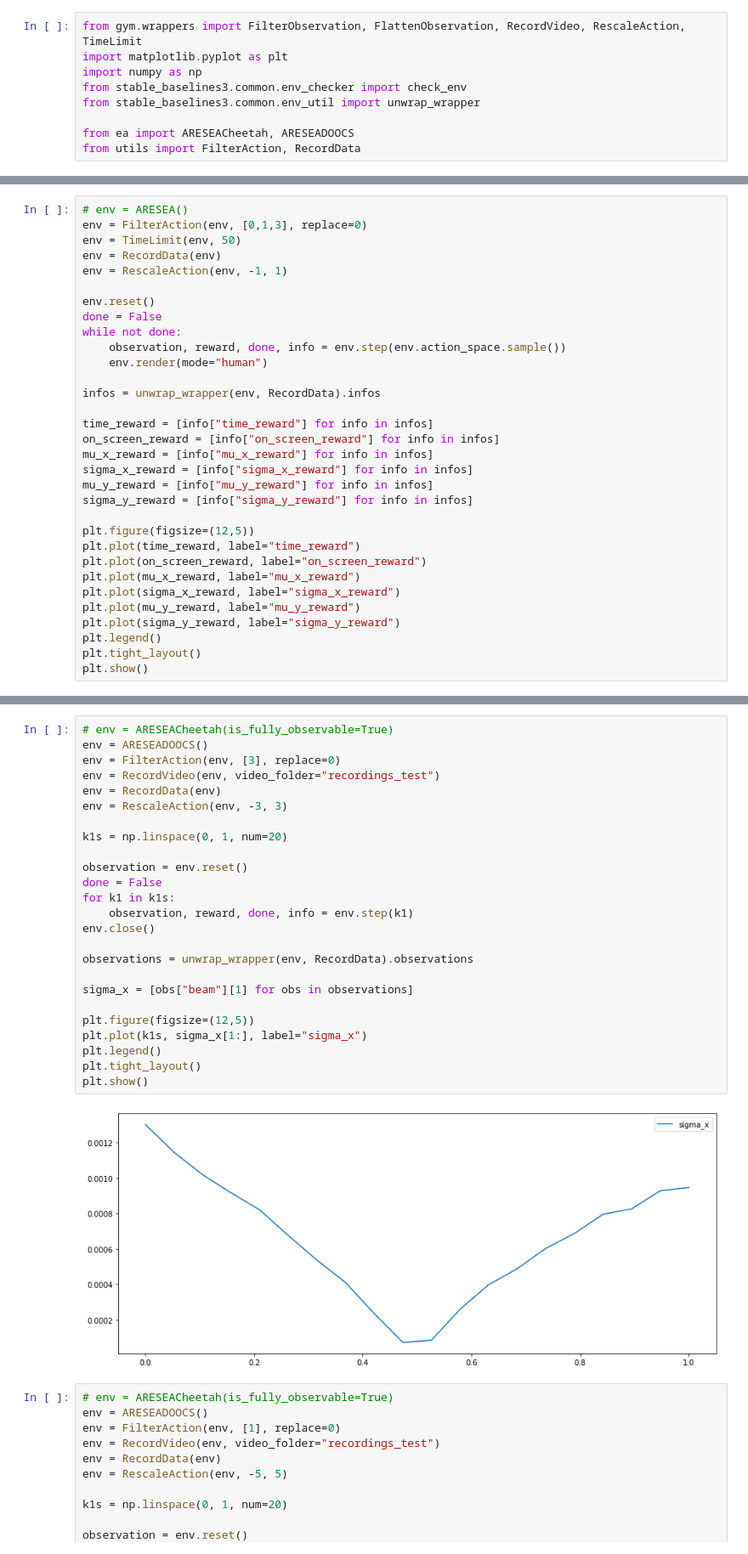
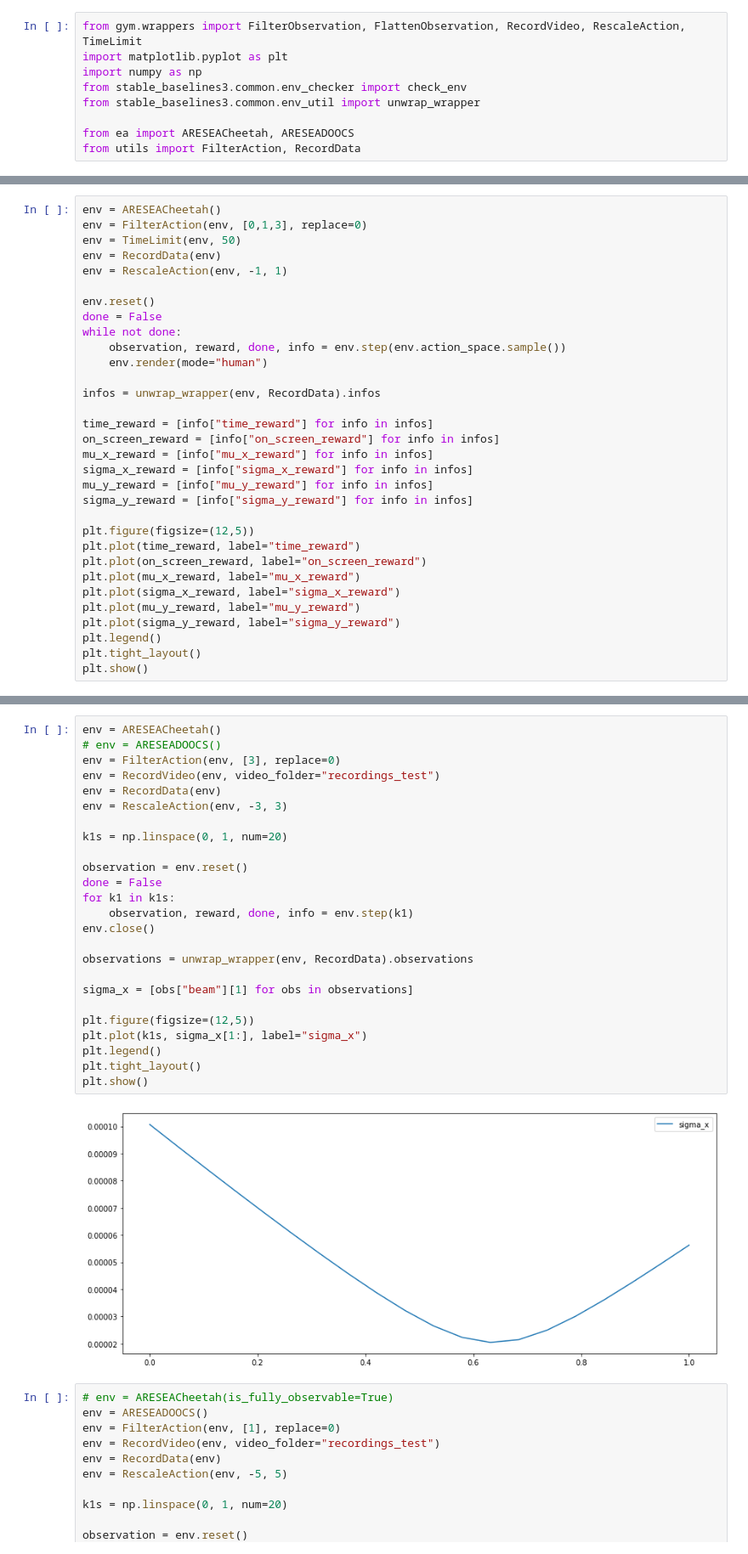
Before and after one commit to desy-ml/rl-vs-bo, a Jupyter notebook: test.ipynb, the cells around one changed output, grey strips where cells are left out. Shown at 85% size. Saved outputs shown, nothing was run; the diff lists cells and outputs as text.

```diff
--- a/test.ipynb
+++ b/test.ipynb
@@ -119,5 +53,5 @@ env.step(env.action_space.sample())
 # %%
-# env = ARESEA()
+env = ARESEACheetah()
 env = FilterAction(env, [0,1,3], replace=0)
 env = TimeLimit(env, 50)
 env = RecordData(env)
@@ -234,30 +151,30 @@ plt.show()
 # %%
-# env = ARESEACheetah(is_fully_observable=True)
-env = ARESEADOOCS()
+env = ARESEACheetah()
+# env = ARESEADOOCS()
 env = FilterAction(env, [3], replace=0)
 env = RecordVideo(env, video_folder="recordings_test")
 env = RecordData(env)
 env = RescaleAction(env, -3, 3)
 
 k1s = np.linspace(0, 1, num=20)
 
 observation = env.reset()
 done = False
 for k1 in k1s:
     observation, reward, done, info = env.step(k1)
 env.close()
 
 observations = unwrap_wrapper(env, RecordData).observations
 
 sigma_x = [obs["beam"][1] for obs in observations]
 
 plt.figure(figsize=(12,5))
 plt.plot(k1s, sigma_x[1:], label="sigma_x")
 plt.legend()
 plt.tight_layout()
 plt.show()
 # %% [output]
-[figure, old version]
+[figure, new version]
 # %%
 # env = ARESEACheetah(is_fully_observable=True)
 env = ARESEADOOCS()
```
Also changed, not shown: parts of 18 cells of this notebook, 1 other file.
